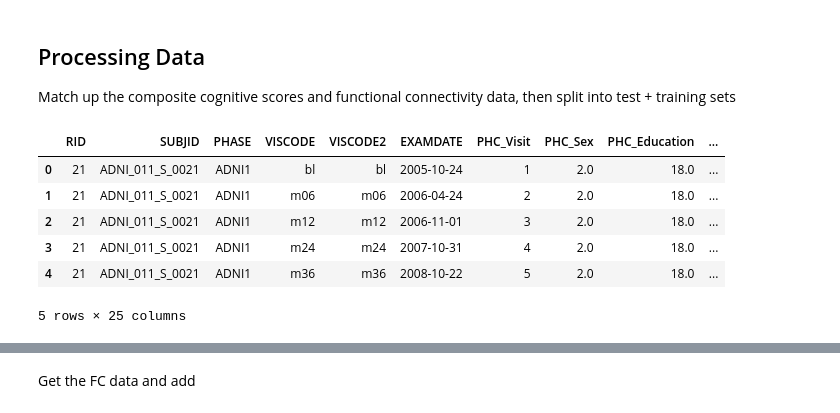
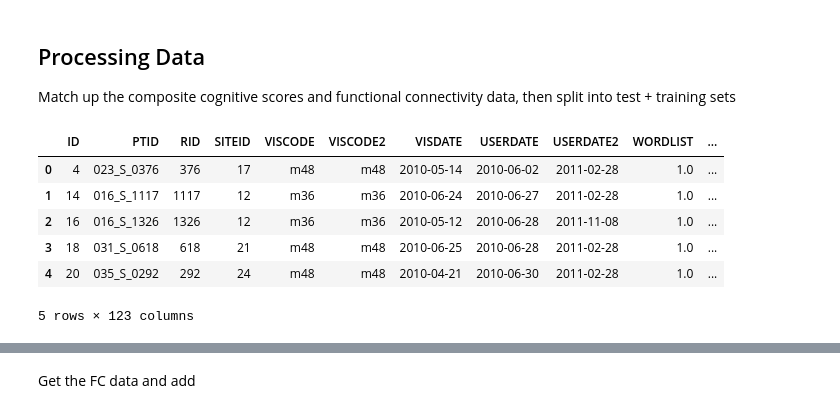
Before and after one commit to dChakr/ad_modelling_fyp, a Jupyter notebook: predictors/predict_cognitive_score.ipynb, the cells around one changed output, grey strips where cells are left out. Drawn from its saved outputs; the diff is of its cells as text; code cells hidden in the pictures.

```diff
--- a/predictors/predict_cognitive_score.ipynb
+++ b/predictors/predict_cognitive_score.ipynb
@@ -21,18 +21,20 @@ import matplotlib.pyplot as plt
 Match up the composite cognitive scores and functional connectivity data, then split into test + training sets
 # %%
 ADSP_DATA_PATH = "../data/ADSP_PHC_COGN_Dec2023_FILTERED.csv"
-FC_DATA_PATH = "../FMRI_ADNI_DATA/fc/"
+FC_DATA_PATH = "../../FMRI_ADNI_DATA/fc/"
+ADAS_DATA_PATH = "../data/ADAS_ADNIGO23_17Apr2024.csv"
 # %%
 # Process the ADSP Data
 
-adsp_df = pd.read_csv(ADSP_DATA_PATH)
+# adsp_df = pd.read_csv(ADSP_DATA_PATH)
+adsp_df = pd.read_csv(ADAS_DATA_PATH)
 adsp_df = adsp_df.drop(columns=adsp_df.columns[0])
 adsp_df.head()
 # %% [output]
-|  | RID | SUBJID | PHASE | VISCODE | VISCODE2 | EXAMDATE | PHC_Visit | PHC_Sex | PHC_Education | ... |
-| 0 | 21 | ADNI_011_S_0021 | ADNI1 | bl | bl | 2005-10-24 | 1 | 2.0 | 18.0 | ... |
-| 1 | 21 | ADNI_011_S_0021 | ADNI1 | m06 | m06 | 2006-04-24 | 2 | 2.0 | 18.0 | ... |
-| 2 | 21 | ADNI_011_S_0021 | ADNI1 | m12 | m12 | 2006-11-01 | 3 | 2.0 | 18.0 | ... |
-| 3 | 21 | ADNI_011_S_0021 | ADNI1 | m24 | m24 | 2007-10-31 | 4 | 2.0 | 18.0 | ... |
-| 4 | 21 | ADNI_011_S_0021 | ADNI1 | m36 | m36 | 2008-10-22 | 5 | 2.0 | 18.0 | ... |
+|  | ID | PTID | RID | SITEID | VISCODE | VISCODE2 | VISDATE | USERDATE | USERDATE2 | WORDLIST | ... |
+| 0 | 4 | 023_S_0376 | 376 | 17 | m48 | m48 | 2010-05-14 | 2010-06-02 | 2011-02-28 | 1.0 | ... |
+| 1 | 14 | 016_S_1117 | 1117 | 12 | m36 | m36 | 2010-06-24 | 2010-06-27 | 2011-02-28 | 1.0 | ... |
+| 2 | 16 | 016_S_1326 | 1326 | 12 | m36 | m36 | 2010-05-12 | 2010-06-28 | 2011-11-08 | 1.0 | ... |
+| 3 | 18 | 031_S_0618 | 618 | 21 | m48 | m48 | 2010-06-25 | 2010-06-28 | 2011-02-28 | 1.0 | ... |
+| 4 | 20 | 035_S_0292 | 292 | 24 | m48 | m48 | 2010-04-21 | 2010-06-30 | 2011-02-28 | 1.0 | ... |
-5 rows × 25 columns
+5 rows × 123 columns
```
Also changed, not shown: parts of 13 cells of this notebook, 8 other files.
